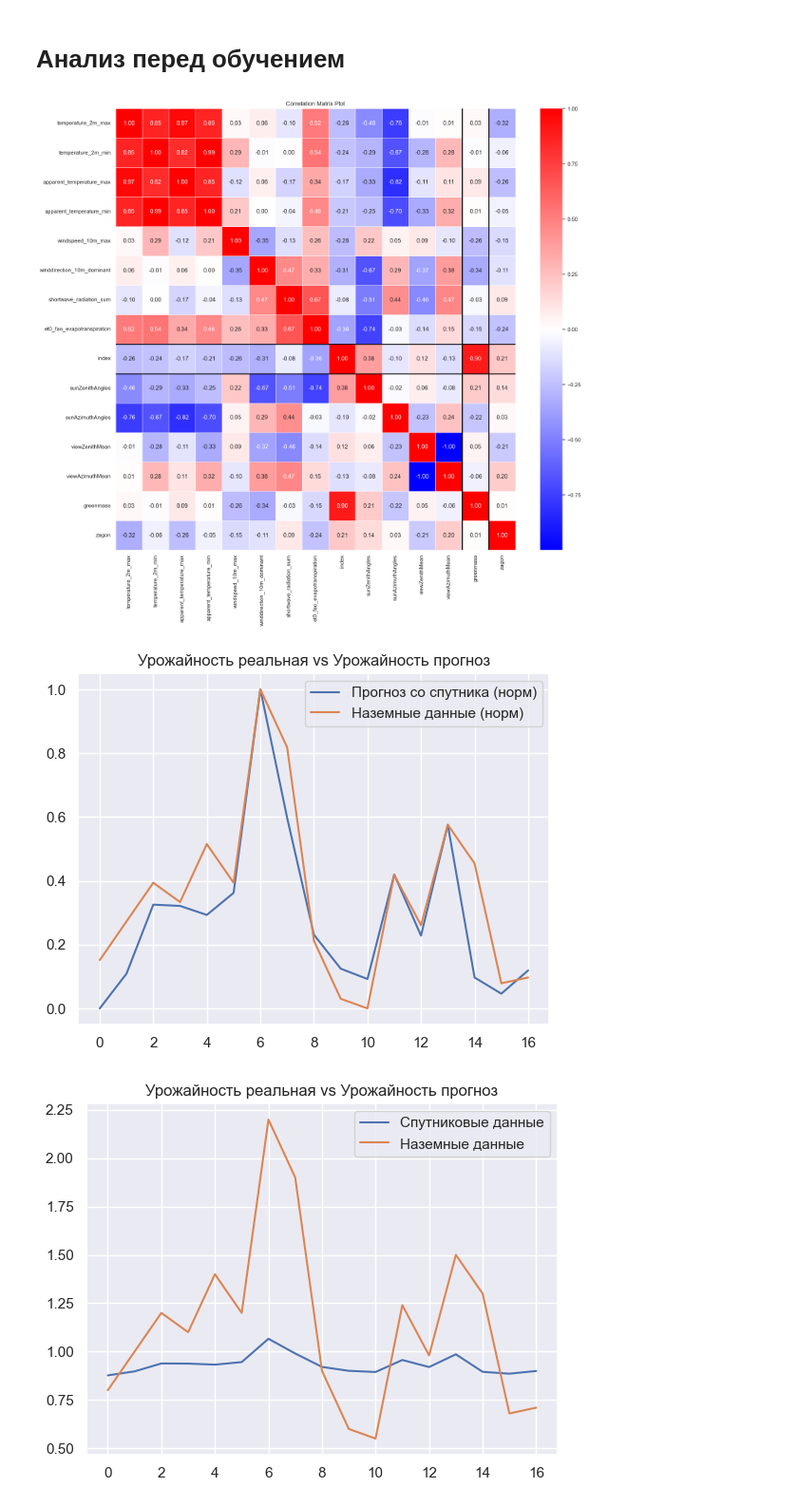
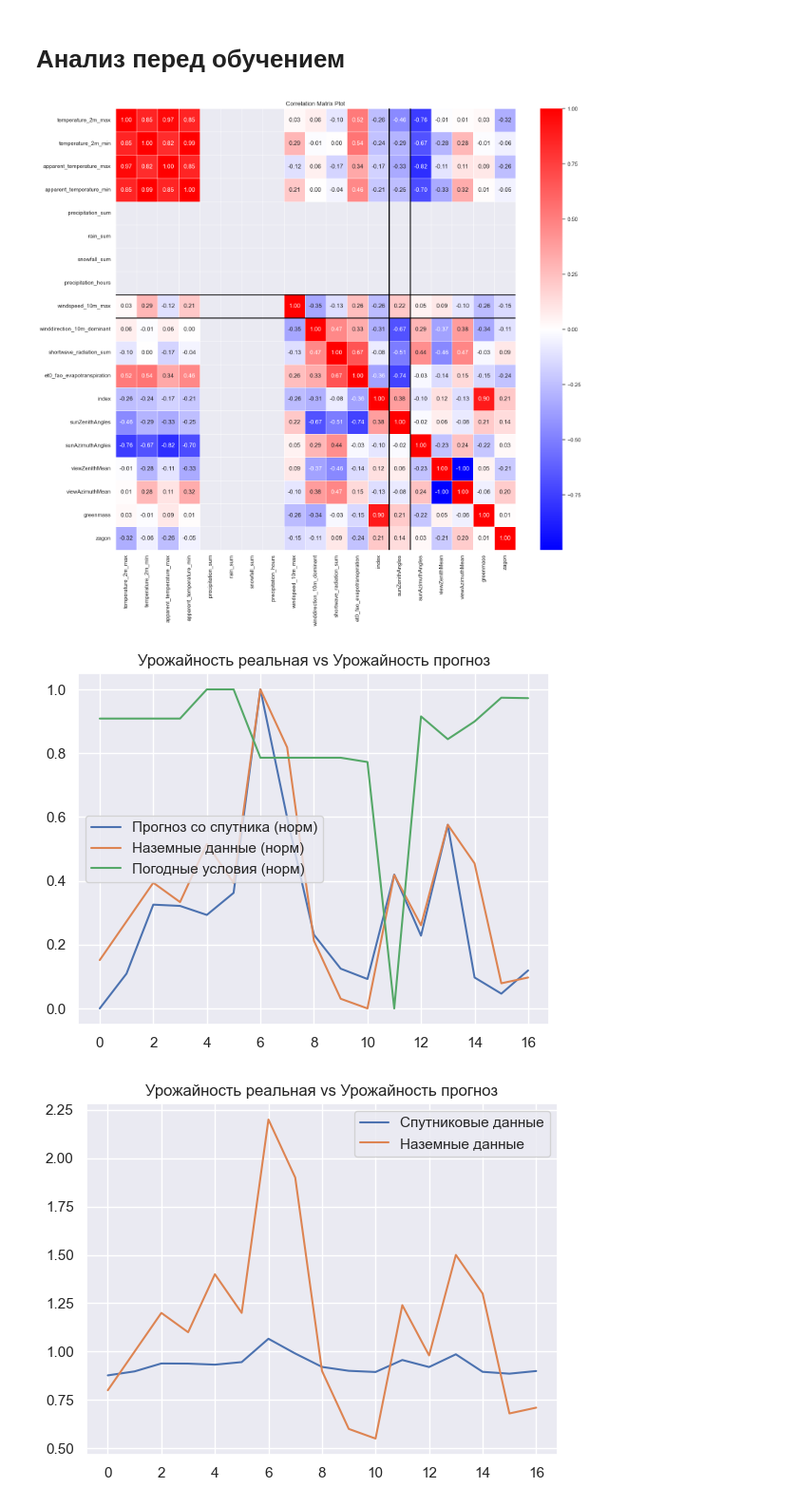
Before and after one commit to Yerlan999/CowsGPSTracker-KazATU, a Jupyter notebook: new_modules/SentinelHub Based Analysis (Ground Data vs Index Comparision) + Weather Data.ipynb, the cells around one changed output. Shown at 95% size. Saved outputs shown, nothing was run; the diff lists cells and outputs as text; code cells hidden in the pictures.

```diff
--- a/new_modules/SentinelHub Based Analysis (Ground Data vs Index Comparision) + Weather Data.ipynb
+++ b/new_modules/SentinelHub Based Analysis (Ground Data vs Index Comparision) + Weather Data.ipynb
@@ -801,6 +801,6 @@ weather_df
 | 15 | 2023-07-09 | 29.1 | 16.4 | 30.0 | 16.6 | ... |
 | 16 | 2023-07-14 | 28.8 | 20.5 | 26.8 | 19.9 | ... |
 # %%
-weather_df.drop(columns=["time", "sunrise", "sunset", "weathercode", "precipitation_sum", "rain_sum", "snowfall_sum", "precipitation_hours",], inplace=True)
+weather_df.drop(columns=["time", "sunrise", "sunset", "weathercode"], inplace=True)
 weather_df
 # %% [output]
@@ -847,0 +848,3 @@ input_df
+# %%
+weather_parameters = input_df.drop(columns=["index", "greenmass", "zagon"], inplace=False)
+weather_parameters
@@ -848,3 +870,24 @@ input_df
+# %%
+weights = {
+    'temperature_2m_max': 0.9,
+    'temperature_2m_min': 0.9,
+    'apparent_temperature_max': 0.9,
+    'apparent_temperature_min': 0.9,
+    'precipitation_sum': 0.9,
+    'rain_sum': 0.9,
+    'snowfall_sum': 0.1,
+    'precipitation_hours': 0.1,
+    'windspeed_10m_max': 0.1,
+    'winddirection_10m_dominant': 0.1,
+    'shortwave_radiation_sum': 0.9,
+    'et0_fao_evapotranspiration': 0.9,
+    'sunZenithAngles': 1,
+    'sunAzimuthAngles': 1,
+    'viewZenithMean': 0.9,
+    'viewAzimuthMean': 0.9,
+}
+
+weighted_vector = (weather_parameters * pd.Series(weights)).sum(axis=1)
 # %% [markdown]
 # Анализ перед обучением
 # %%
@@ -864,20 +907,22 @@ plt.axhline(y=9, color='black', linewidth=2)
 plt.title("Correlation Matrix Plot")
 plt.show()
 # %% [output]
-[figure, old version]
+[figure, new version]
 # %%
 n_x = (input_df["index"] - input_df["index"].min())/(input_df["index"].max() - input_df["index"].min())
 n_y = (input_df["greenmass"] - input_df["greenmass"].min())/(input_df["greenmass"].max() - input_df["greenmass"].min())
+n_z = (weighted_vector - weighted_vector.min())/(weighted_vector.max() - weighted_vector.min())
 
 plt.plot(range(len(input_df.index)), n_x, label='Прогноз со спутника (норм)')
 plt.plot(range(len(input_df.index)), n_y, label='Наземные данные (норм)')
+plt.plot(range(len(weighted_vector.index)), n_z, label='Погодные условия (норм)')
 # plt.plot(range(len(input_df.index)), input_df["sunZenithAngles"], label='SZA')
 
 plt.title('Урожайность реальная vs Урожайность прогноз')
 plt.legend()
 plt.show()
 # %% [output]
-[figure, old version]
+[figure, new version]
 # %%
 plt.plot(range(len(input_df.index)), input_df["index"], label='Спутниковые данные')
 plt.plot(range(len(input_df.index)), input_df["greenmass"], label='Наземные данные')
```
Also changed, not shown: parts of 10 cells of this notebook, 1 other file.
